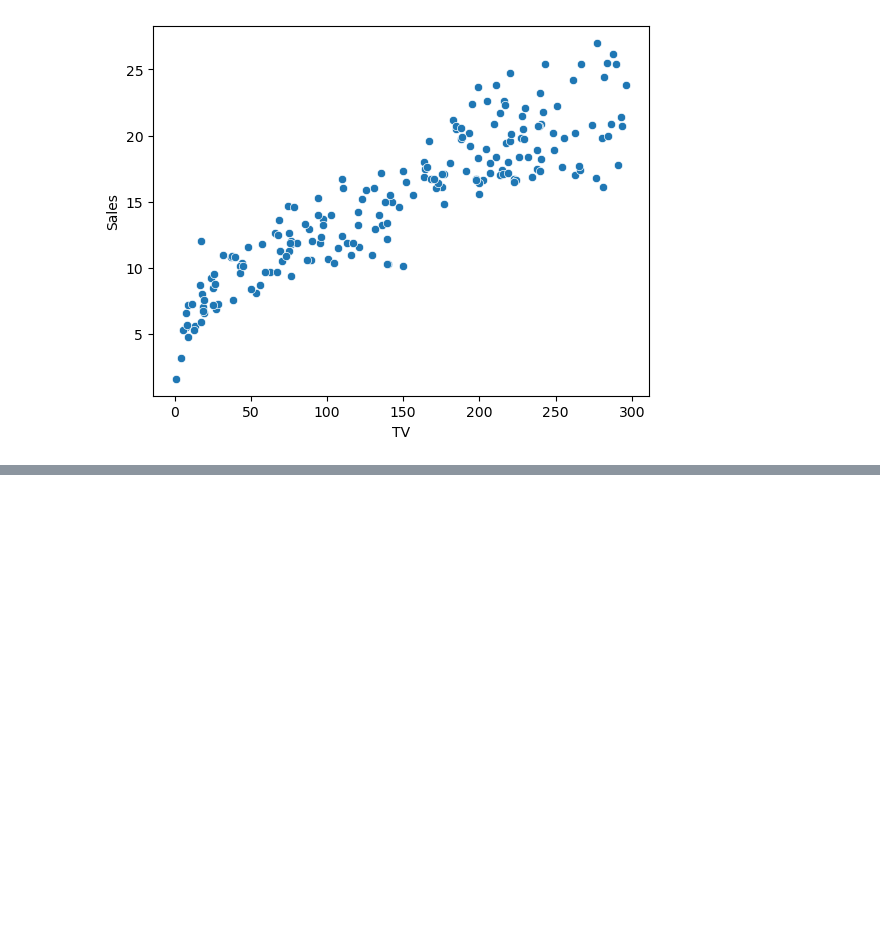
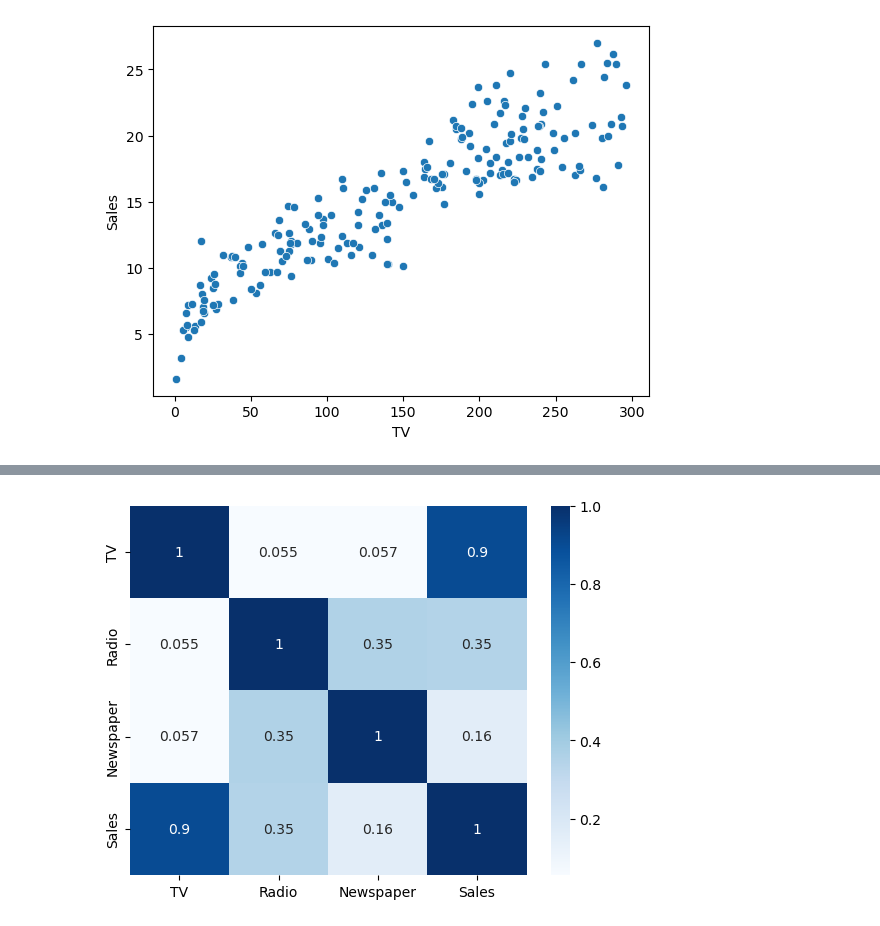
Before and after one commit to musharafaltaf/anacondaPractice, a Jupyter notebook: numpyexample.ipynb, the cells around one changed output, grey strips where cells are left out. Drawn from its saved outputs; the diff is of its cells as text; code cells hidden in the pictures; blank space fills up the shorter version.

```diff
--- a/numpyexample.ipynb
+++ b/numpyexample.ipynb
@@ -1788,0 +1807,3 @@ plt.show()
+# %%
+c = adv.corr()
+c
@@ -1788,0 +1816,5 @@ plt.show()
+# %%
+sns.heatmap(c,annot=True,cmap='Blues')
+plt.show()
+# %% [output]
+[figure, added]
```
Also changed, not shown: parts of 8 cells of this notebook.
